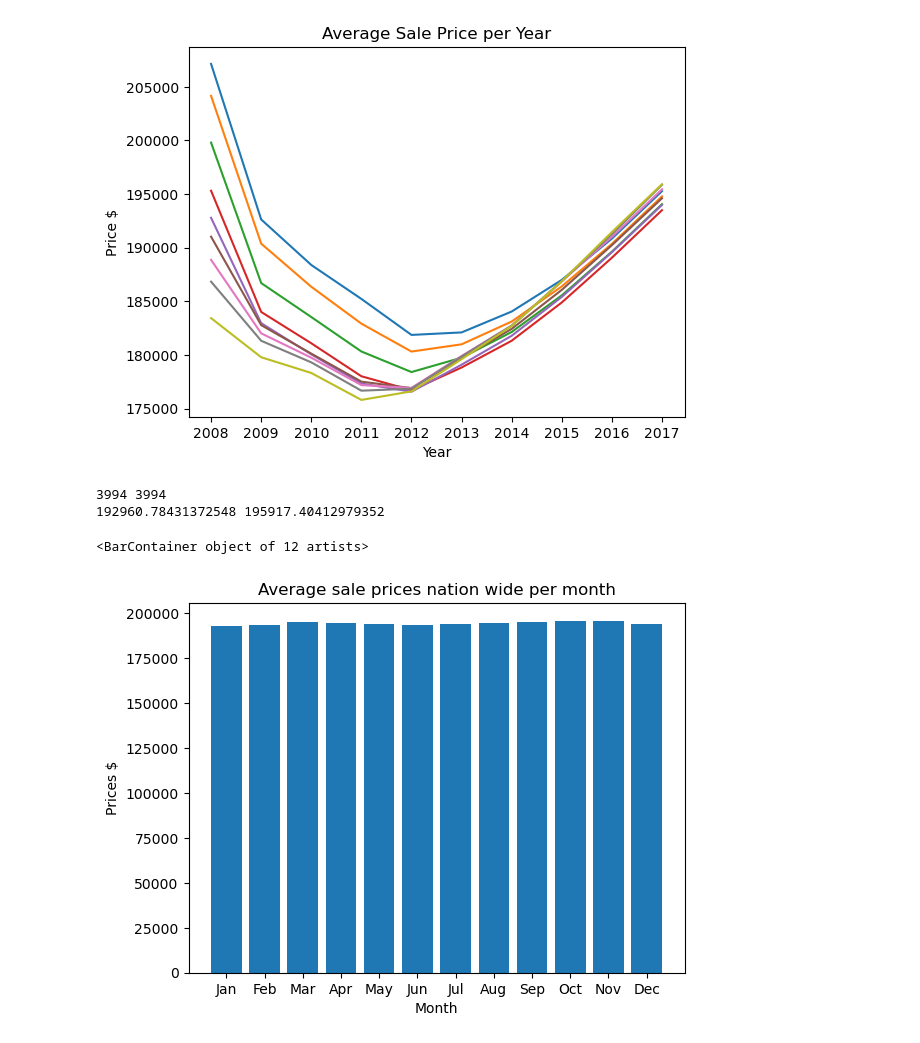
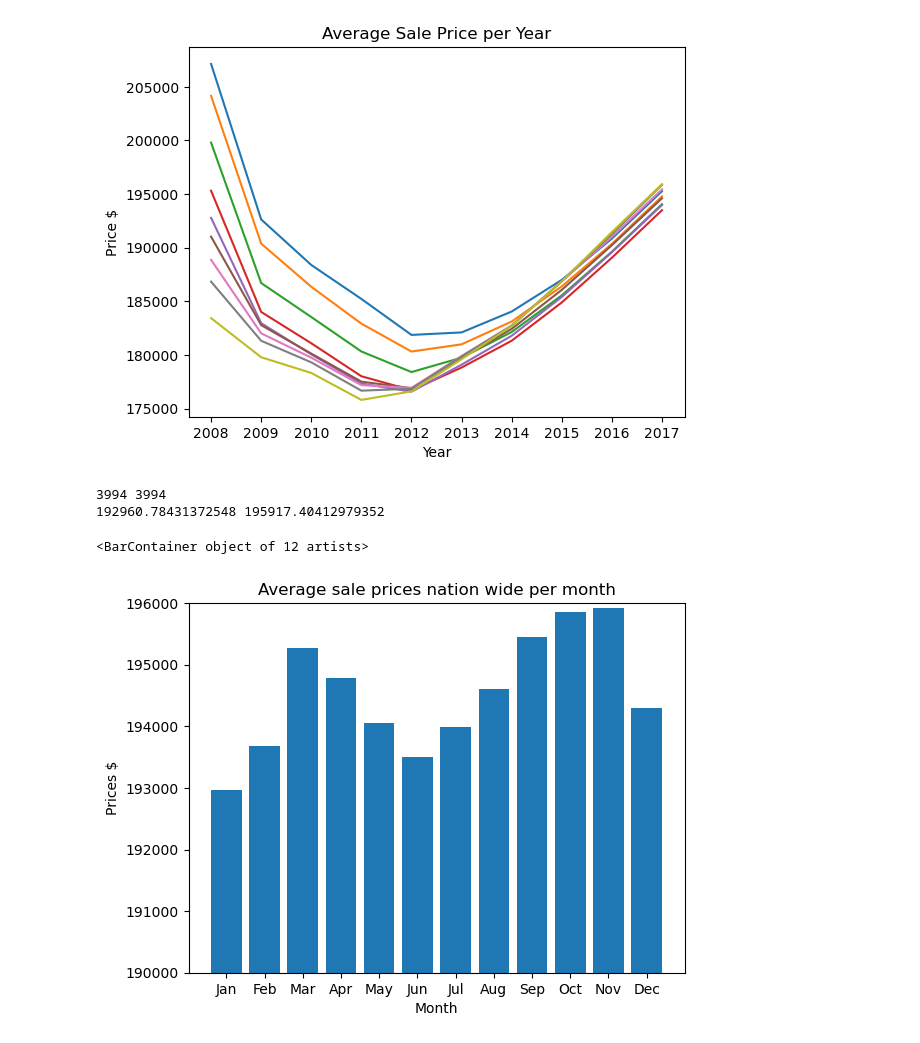
Before and after one commit to MikePlekan/Real-Estate-project, a Jupyter notebook: DataPerState.ipynb, the cells around one changed output. Cells and saved outputs as stored; diff of their text form; code cells hidden in the pictures.

```diff
--- a/DataPerState.ipynb
+++ b/DataPerState.ipynb
@@ -302,32 +302,33 @@ for i in range(len(prices)):
         novNum += 1
 
     if (month == 12):
         decTotal = decTotal + prices[i]
         decNum += 1
 
 averagePrice.append(janTotal/janNum)
 averagePrice.append(febTotal/febNum)
 averagePrice.append(marTotal/marNum)
 averagePrice.append(aprTotal/aprNum)
 averagePrice.append(mayTotal/mayNum)
 averagePrice.append(junTotal/junNum)
 averagePrice.append(julTotal/julNum)
 averagePrice.append(augTotal/augNum)
 averagePrice.append(sepTotal/sepNum)
 averagePrice.append(octTotal/octNum)
 averagePrice.append(novTotal/novNum)
 averagePrice.append(decTotal/decNum)
 
 print(min(averagePrice), max(averagePrice))
 
+fig, ax = plt.subplots()
+ax.set_ylim([190000, 196000])
 
-plt.figure()
 plt.title("Average sale prices nation wide per month")
 plt.xlabel("Month")
 plt.ylabel("Prices $")
 plt.bar(xlab,averagePrice)
 # %% [output]
 3994 3994
 192960.78431372548 195917.40412979352
 <BarContainer object of 12 artists>
-[figure, old version]
+[figure, new version]
```
Also changed, not shown: parts of 1 cell of this notebook.
